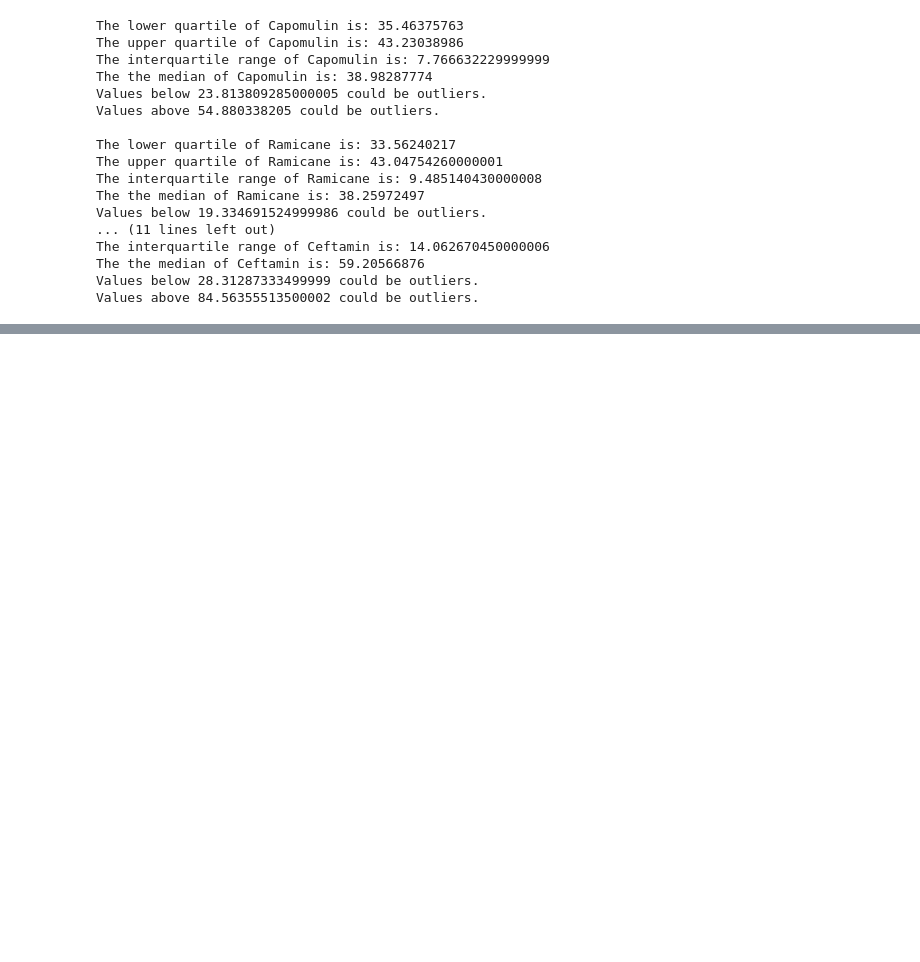
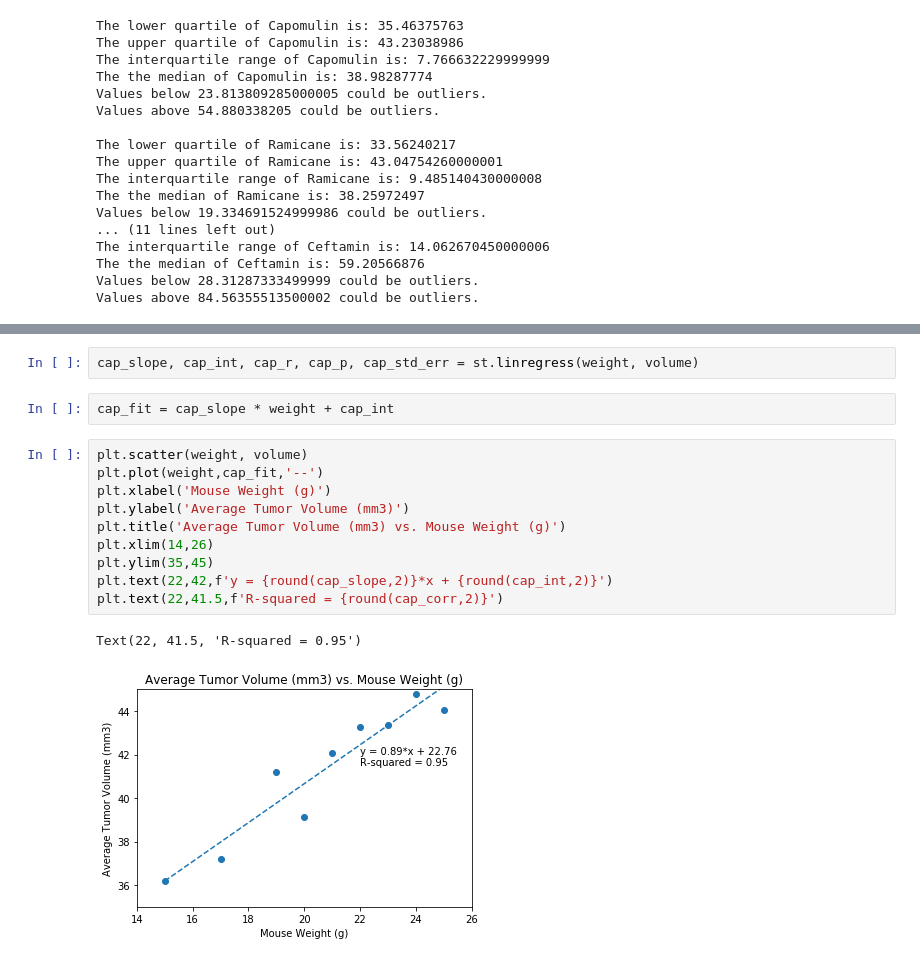
Before and after one commit to dborowski16/matplotlib-challenge, a Jupyter notebook: Pymaceuticals/Pymaceuticals.ipynb, the cells around one changed output, grey strips where cells are left out. Saved outputs shown, nothing was run; the diff lists cells and outputs as text; blank space fills up the shorter version.

```diff
--- a/Pymaceuticals/Pymaceuticals.ipynb
+++ b/Pymaceuticals/Pymaceuticals.ipynb
@@ -274,0 +310,17 @@ Text(0.5, 0, 'Drug Regimen')
+# %%
+cap_slope, cap_int, cap_r, cap_p, cap_std_err = st.linregress(weight, volume)
+# %%
+cap_fit = cap_slope * weight + cap_int
+# %%
+plt.scatter(weight, volume)
+plt.plot(weight,cap_fit,'--')
+plt.xlabel('Mouse Weight (g)')
+plt.ylabel('Average Tumor Volume (mm3)')
+plt.title('Average Tumor Volume (mm3) vs. Mouse Weight (g)')
+plt.xlim(14,26)
+plt.ylim(35,45)
+plt.text(22,42,f'y = {round(cap_slope,2)}*x + {round(cap_int,2)}')
+plt.text(22,41.5,f'R-squared = {round(cap_corr,2)}')
+# %% [output]
+Text(22, 41.5, 'R-squared = 0.95')
+[figure, added]
```
Also changed, not shown: parts of 4 cells of this notebook.
